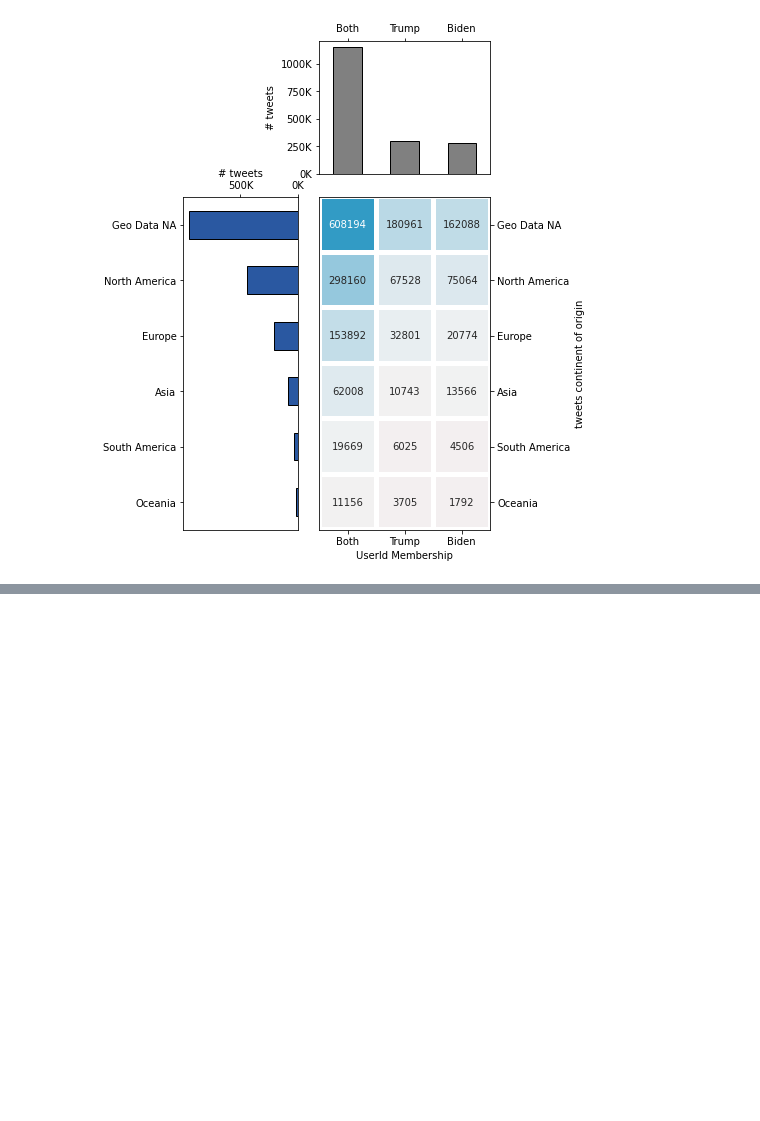
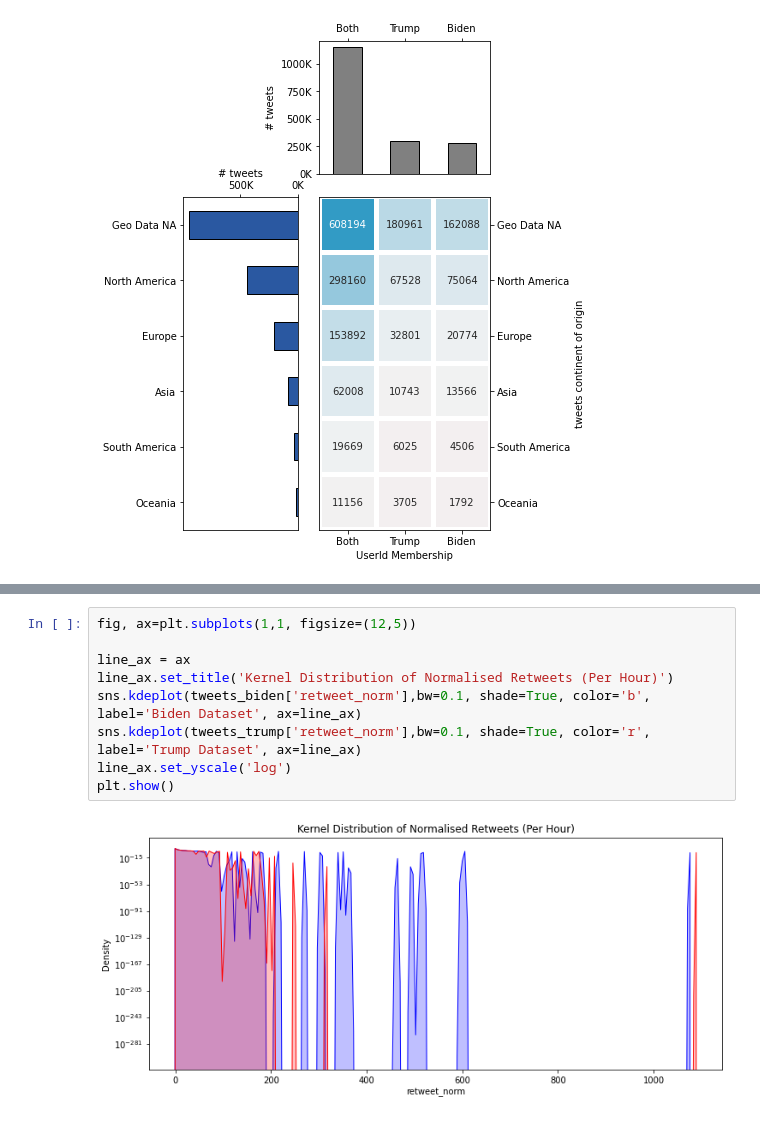
Before and after one commit to sydney-machine-learning/sentimentanalysis-USelections, a Jupyter notebook: main.ipynb, the cells around one changed output, grey strips where cells are left out. Drawn from its saved outputs; the diff is of its cells as text; blank space fills up the shorter version.

```diff
--- a/main.ipynb
+++ b/main.ipynb
@@ -401,0 +441,11 @@ plt.show()
+# %%
+fig, ax=plt.subplots(1,1, figsize=(12,5))
+
+line_ax = ax
+line_ax.set_title('Kernel Distribution of Normalised Retweets (Per Hour)')
+sns.kdeplot(tweets_biden['retweet_norm'],bw=0.1, shade=True, color='b', label='Biden Dataset', ax=line_ax)
+sns.kdeplot(tweets_trump['retweet_norm'],bw=0.1, shade=True, color='r', label='Trump Dataset', ax=line_ax)
+line_ax.set_yscale('log')
+plt.show()
+# %% [output]
+[figure, added]
```
Also changed, not shown: parts of 13 cells of this notebook.
